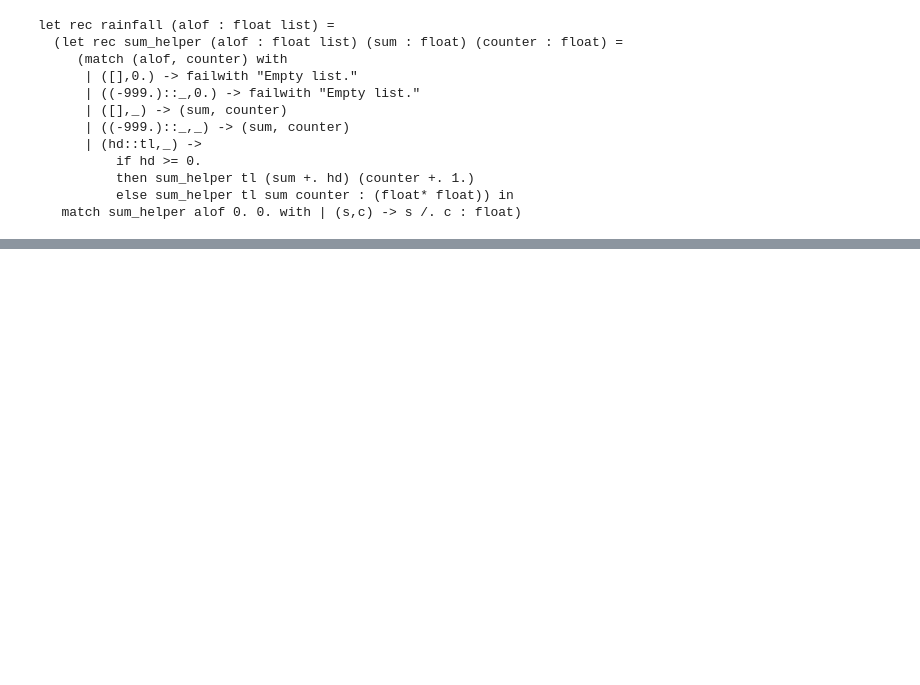
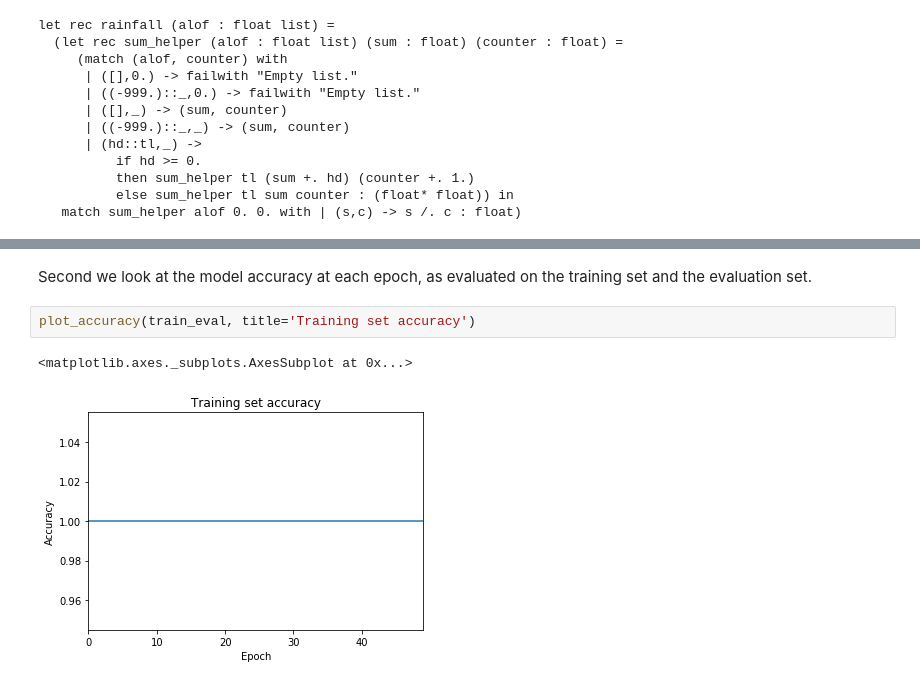
Before and after one commit to willcrichton/autoplan, a Jupyter notebook: notebooks/rainfall/levenshtein_distance.ipynb, the cells around one changed output, grey strips where cells are left out. Drawn from its saved outputs; the diff is of its cells as text; blank space fills up the shorter version.

```diff
--- a/notebooks/rainfall/levenshtein_distance.ipynb
+++ b/notebooks/rainfall/levenshtein_distance.ipynb
@@ -267,0 +145,7 @@ for i in edit_distance:
+# %% [markdown]
+Second we look at the model accuracy at each epoch, as evaluated on the training set and the evaluation set.
+# %%
+plot_accuracy(train_eval, title='Training set accuracy')
+# %% [output]
+<matplotlib.axes._subplots.AxesSubplot at 0x...>
+[figure, added]
```
Also changed, not shown: parts of 42 cells of this notebook.
